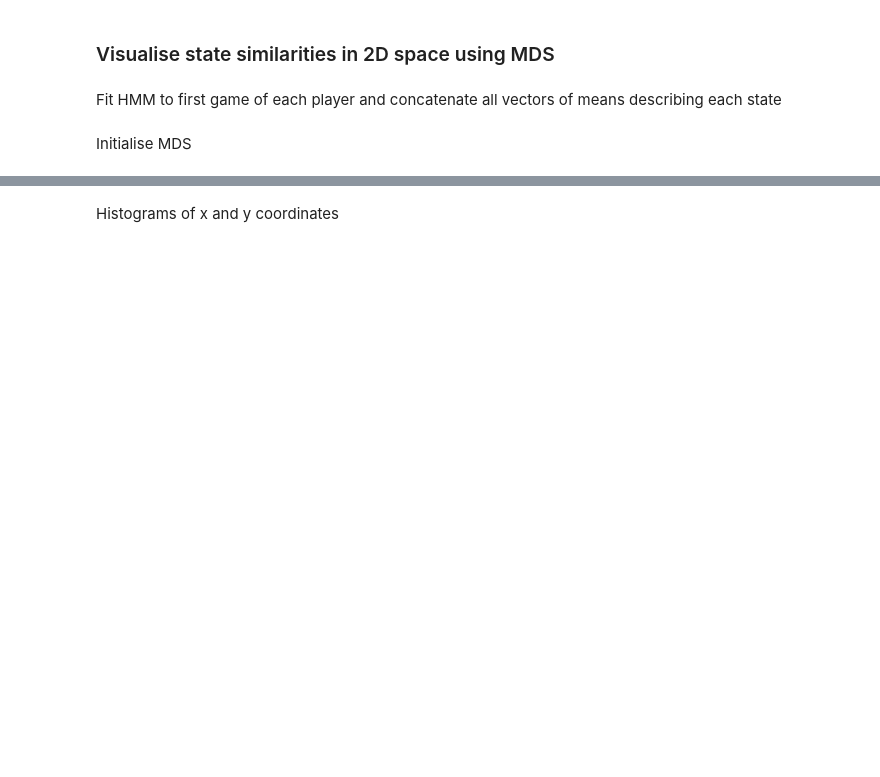
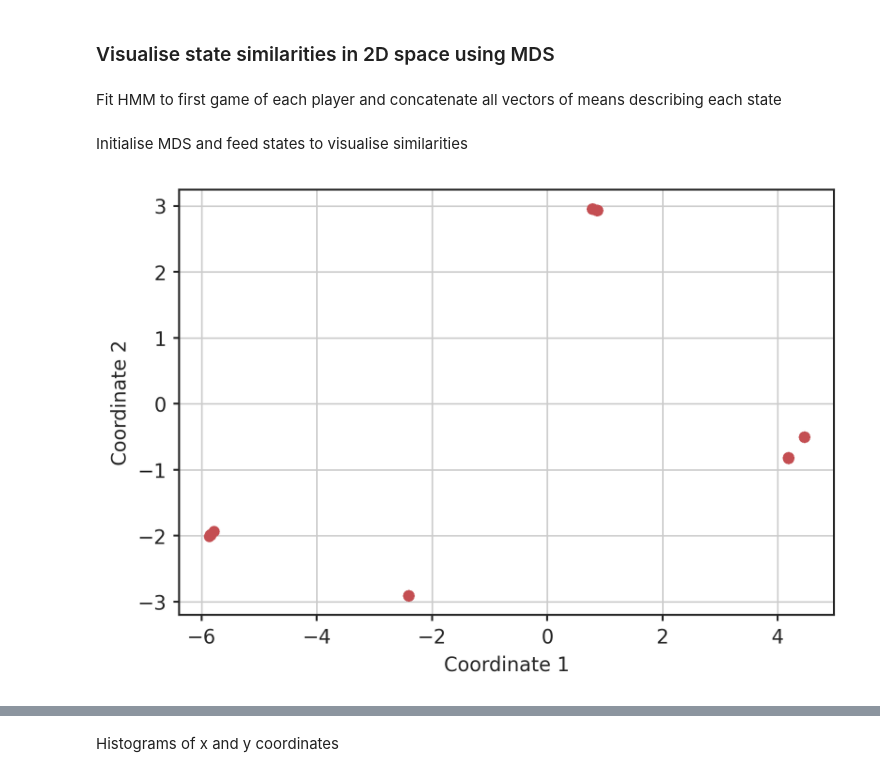
Before and after one commit to ozvar/tetris_osf_exploration, a Jupyter notebook: HMMs.ipynb, the cells around one changed output, grey strips where cells are left out. Saved outputs shown, nothing was run; the diff lists cells and outputs as text; code cells hidden in the pictures; blank space fills up the shorter version.

```diff
--- a/HMMs.ipynb
+++ b/HMMs.ipynb
@@ -406,8 +409,8 @@ for player_id in players:
     states.append(model.means_)
 
 states = np.concatenate(states)
-# %% [markdown]
-Initialise MDS
+# %% [markdown]
+Initialise MDS and feed states to visualise similarities
 # %%
 seed = np.random.RandomState(seed=3)
 
@@ -423,0 +430,7 @@ mds = manifold.MDS(
+# %%
+plt.scatter(pos2d[:,0], pos2d[:,1])
+plt.xlabel('Coordinate 1')
+plt.ylabel('Coordinate 2')
+plt.show()
+# %% [output]
+[figure, added]
```
Also changed, not shown: parts of 28 cells of this notebook.
